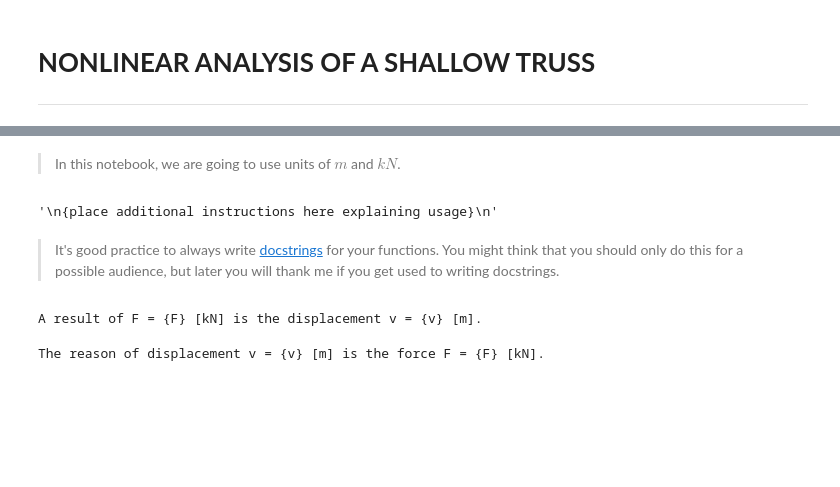
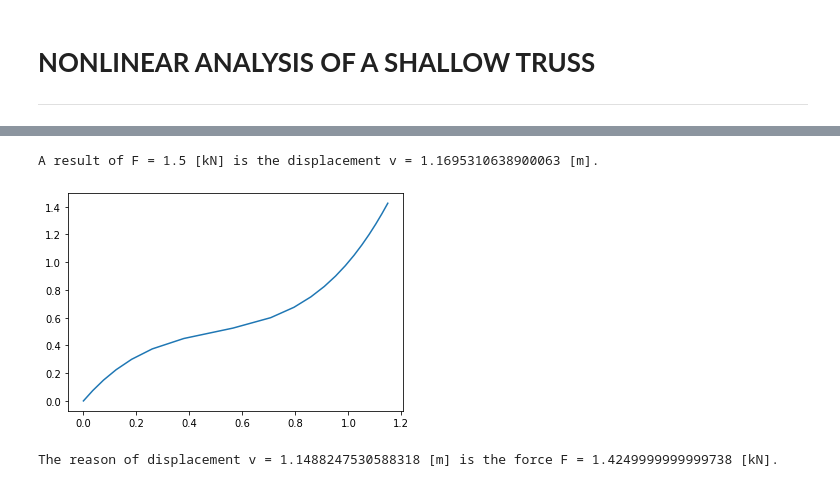
Before and after one commit to BALOGHBence/NLSM, a Jupyter notebook: shallow_truss.ipynb, the cells around one changed output, grey strips where cells are left out. Drawn from its saved outputs; the diff is of its cells as text; code cells hidden in the pictures; blank space fills up the shorter version.

```diff
--- a/shallow_truss.ipynb
+++ b/shallow_truss.ipynb
@@ -13,21 +8,11 @@ In most cases we are working with only numbers, so it is good practice to explic
-# %% [markdown]
-> In this notebook, we are going to use units of $m$ and $kN$.
 # %%
 # Units are understood in [kN] and [m]
 b = 10.  # half of the total width of the structure in [m]
 h = 0.5  # initial height of the structure in [m]
 EA = 5000.  # <Young's modulus> * <Cross sectional area> in [kN/m2]
-k = 1.  # spring stiffness [kN/m]
+k = 1.0  # spring stiffness [kN/m]
 F = 1.5  # applied load in [kN]
 v = 0.  # initial guess of the displacement in [m]
-
-"""
-{place additional instructions here explaining usage}
-"""
-# %% [output]
-'\n{place additional instructions here explaining usage}\n'
-# %% [markdown]
-> It's good practice to always write [docstrings](https://www.programiz.com/python-programming/docstrings#:~:text=Python%20docstrings%20are%20the%20string%20literals%20that%20appear,%28%29%20as%20it%20appears%20right%20after%20its%20definition.) for your functions. You might think that you should only do this for a possible audience, but later you will thank me if you get used to writing docstrings.
 # %%
 def R(F):
     """
@@ -42,11 +27,22 @@ def R(F):
 # %%
 # solution by findig roots of a nonlinear function
 residual = R(F)
-v0 = 0  # initial solution
-v = newton(residual, v0)
-print("A result of F = {F} [kN] is the displacement v = {v} [m].")
+v = newton(residual, 0)
+print("A result of F = {} [kN] is the displacement v = {} [m].".format(F, v))
 # %% [output]
-A result of F = {F} [kN] is the displacement v = {v} [m].
+A result of F = 1.5 [kN] is the displacement v = 1.1695310638900063 [m].
+# %%
+#k = 0.
+nstep = 20
+ydata = [i*F/nstep for i in range(nstep)]
+xdata = []
+v = 0
+for Fi in ydata:
+    v = newton(R(Fi), v)
+    xdata.append(v)
+plt.plot(xdata, ydata);
+# %% [output]
+[figure, added]
 # %%
 def Q(v):
     """
@@ -63,6 +59,6 @@ def Q(v):
 residual = Q(v)
 F0 = 0  # initial solution
 F = newton(residual, F0)
-print("The reason of displacement v = {v} [m] is the force F = {F} [kN].")
+print("The reason of displacement v = {} [m] is the force F = {} [kN].".format(v, F))
 # %% [output]
-The reason of displacement v = {v} [m] is the force F = {F} [kN].
+The reason of displacement v = 1.1488247530588318 [m] is the force F = 1.4249999999999738 [kN].
```
Also changed, not shown: parts of 6 cells of this notebook.
